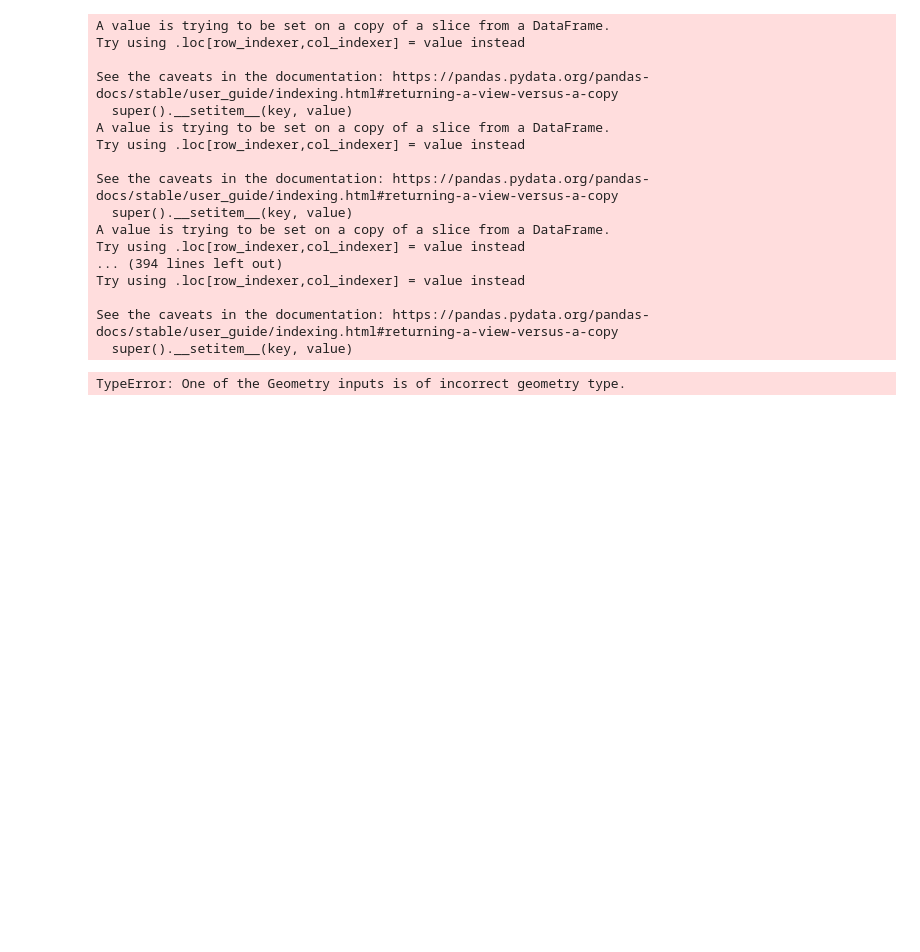
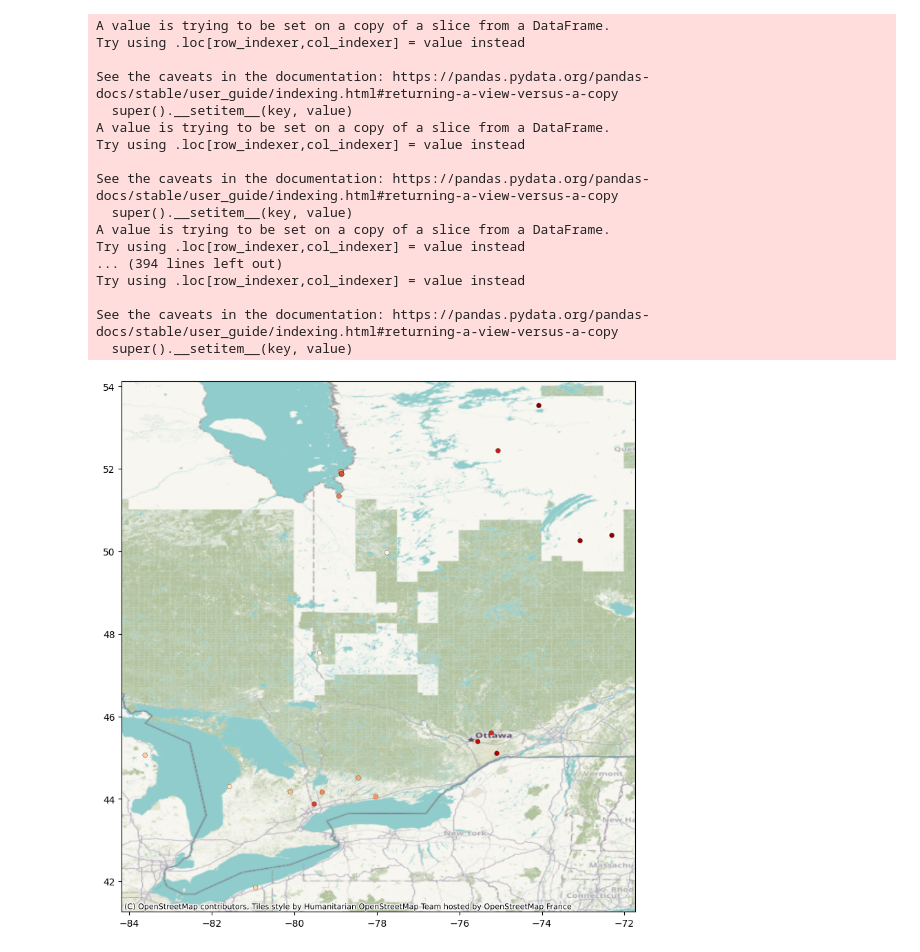
Before and after one commit to Chebawca21/canadian_goose_interactions, a Jupyter notebook: test.ipynb, the cells around one changed output. Drawn from its saved outputs; the diff is of its cells as text; code cells hidden in the pictures; blank space fills up the shorter version.

Commit message:
Fixed error with interpolation

```diff
--- a/test.ipynb
+++ b/test.ipynb
@@ -212,11 +216,11 @@ for animal in animals:
 
 animal_positions_with_timestamps: Dict[str, Tuple[np.array, np.array]] = {}
 for animal, animal_df in animal_infos.items():
-    animal_df['timestamp'] = animal_df['timestamp'].apply(lambda t: ciso8601.parse_datetime(t).timestamp())
+    animal_df['timestamp_posix'] = animal_df['timestamp'].apply(lambda t: ciso8601.parse_datetime(t).timestamp())
 
-    animal_df = animal_df.sort_values('timestamp')
+    animal_df = animal_df.sort_values('timestamp_posix')
     geometry = animal_df['geometry'].to_numpy()
-    timestamp = animal_df['timestamp'].to_numpy()
+    timestamp = animal_df['timestamp_posix'].to_numpy()
     animal_positions_with_timestamps[animal] = (geometry, timestamp)
 # %% [output]
 A value is trying to be set on a copy of a slice from a DataFrame.
@@ -240,8 +244,12 @@ See the caveats in the documentation: https://pandas.pydata.org/pandas-docs/stab
 def get_animal_position(pos_and_time, timestamp):
     pos, _time = pos_and_time
     index = np.searchsorted(_time, timestamp)
+
     if index == len(_time):
-        return pos[-1]
+        index -= 1
+
+    if abs(_time[index] - timestamp) > timedelta(days=2).total_seconds():
+        return None
     elif index == 0:
         return pos[0]
     elif timestamp == _time[index]:
@@ -251,8 +259,9 @@ def get_animal_position(pos_and_time, timestamp):
         t2 = _time[index]
         p1 = pos[index-1]
         p2 = pos[index]
+        line = LineString([p1, p2])
         interpolation_factor = (timestamp - t1) / (t2 - t1)
-        return p1.interpolate(interpolation_factor, p2)
+        return line.interpolate(interpolation_factor, True)
 
 
 def create_dataframe_for_timestamp(timestamp: float):
@@ -260,6 +269,8 @@ def create_dataframe_for_timestamp(timestamp: float):
     positions = []
     for animal, pos_and_time in animal_positions_with_timestamps.items():
         position = get_animal_position(pos_and_time, timestamp)
+        if position is None:
+            continue
         positions.append(position)
         tags.append(animal)
     data = {}
@@ -269,8 +280,8 @@ def create_dataframe_for_timestamp(timestamp: float):
 # %%
 gdf_for_timestamp = create_dataframe_for_timestamp(ciso8601.parse_datetime("2018-09-30 23:19:09.000").timestamp())
 gdf_for_timestamp.crs = "Epsg:4326"
 gdf_for_timestamp = gdf_for_timestamp.to_crs(epsg=4326)
-bx = gdf_for_timestamp.plot(cmap='OrRd', marker='.', markersize=80, figsize=(10,10), linewidth=0.2, edgecolor='0.1', vmin=0, vmax=1)
+bx = gdf_for_timestamp.plot(cmap='OrRd', marker='.', markersize=100, figsize=(10,10), linewidth=0.2, edgecolor='0.1', vmin=0, vmax=1)
 cx.add_basemap(bx, crs=gdf_for_timestamp.crs.to_string())
 # %% [output]
-TypeError: One of the Geometry inputs is of incorrect geometry type.
+[figure, added]
```
Also changed, not shown: parts of 3 cells of this notebook, 1 other file.
